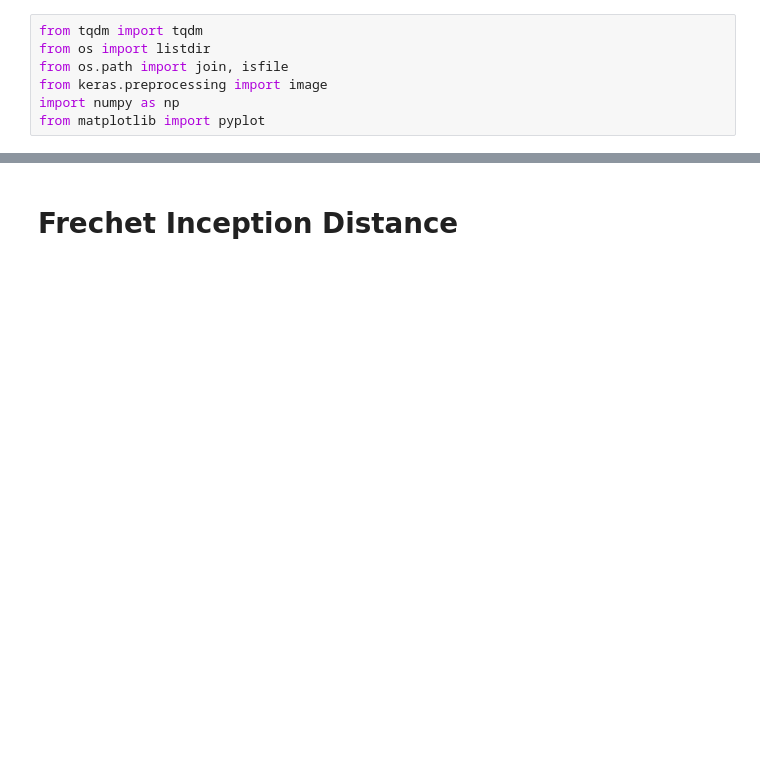
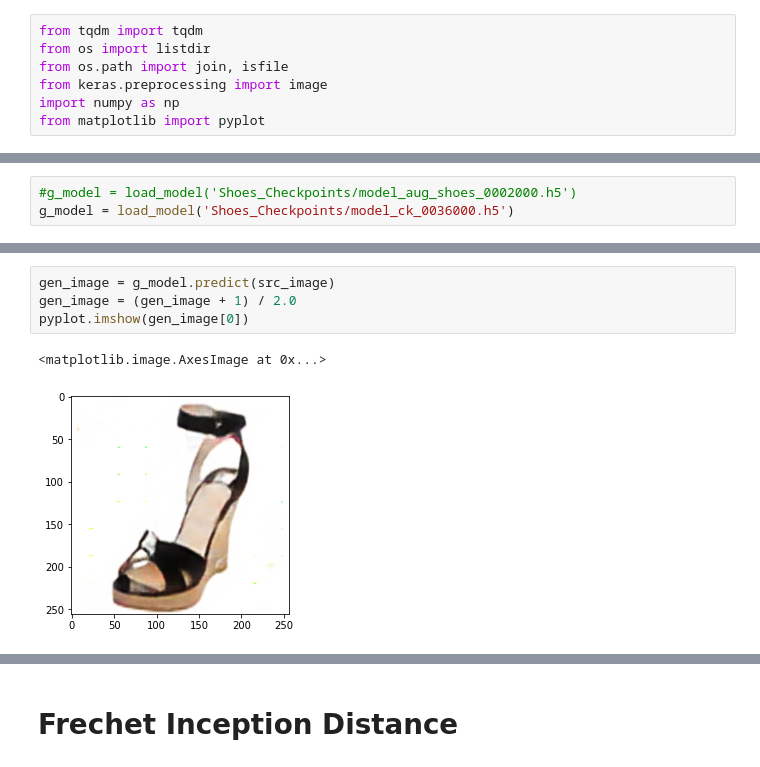
Before and after one commit to Ahmedramy1/Sketch-to-Image-GANs, a Jupyter notebook: Predict_Image.ipynb, the cells around one changed output, grey strips where cells are left out. Drawn from its saved outputs; the diff is of its cells as text; blank space fills up the shorter version.

```diff
--- a/Predict_Image.ipynb
+++ b/Predict_Image.ipynb
@@ -435,0 +57,3 @@ immgg.save('aaaaaaaa.jpg')
+# %%
+#g_model = load_model('Shoes_Checkpoints/model_aug_shoes_0002000.h5')
+g_model = load_model('Shoes_Checkpoints/model_ck_0036000.h5')
@@ -435,0 +71,7 @@ immgg.save('aaaaaaaa.jpg')
+# %%
+gen_image = g_model.predict(src_image)
+gen_image = (gen_image + 1) / 2.0
+pyplot.imshow(gen_image[0])
+# %% [output]
+<matplotlib.image.AxesImage at 0x...>
+[figure, added]
```
Also changed, not shown: parts of 46 cells of this notebook, 5 other files.
